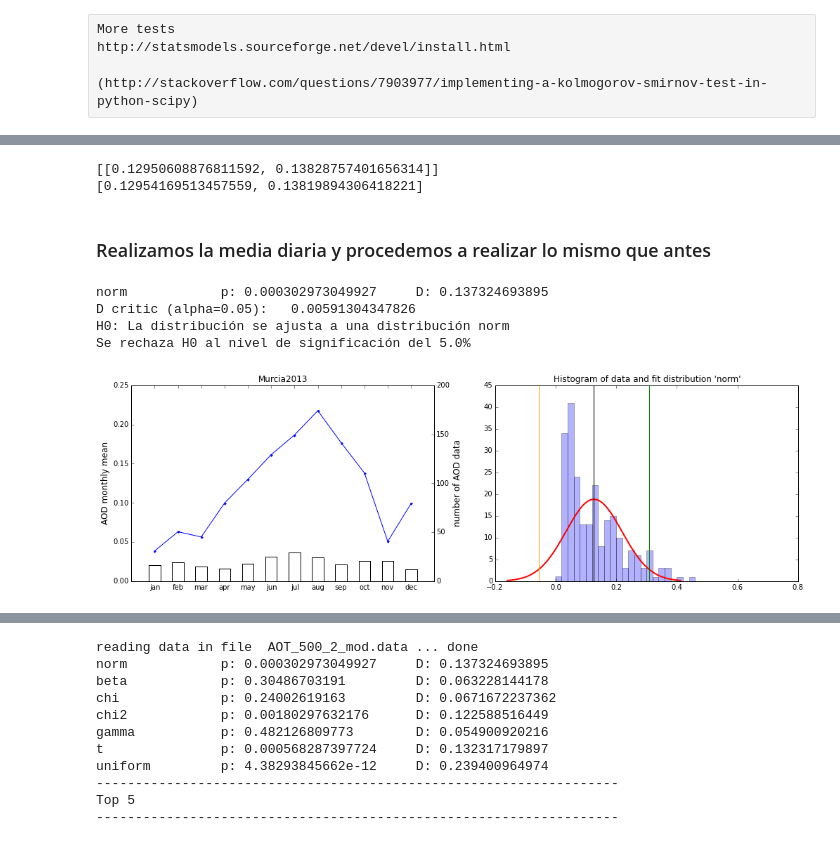
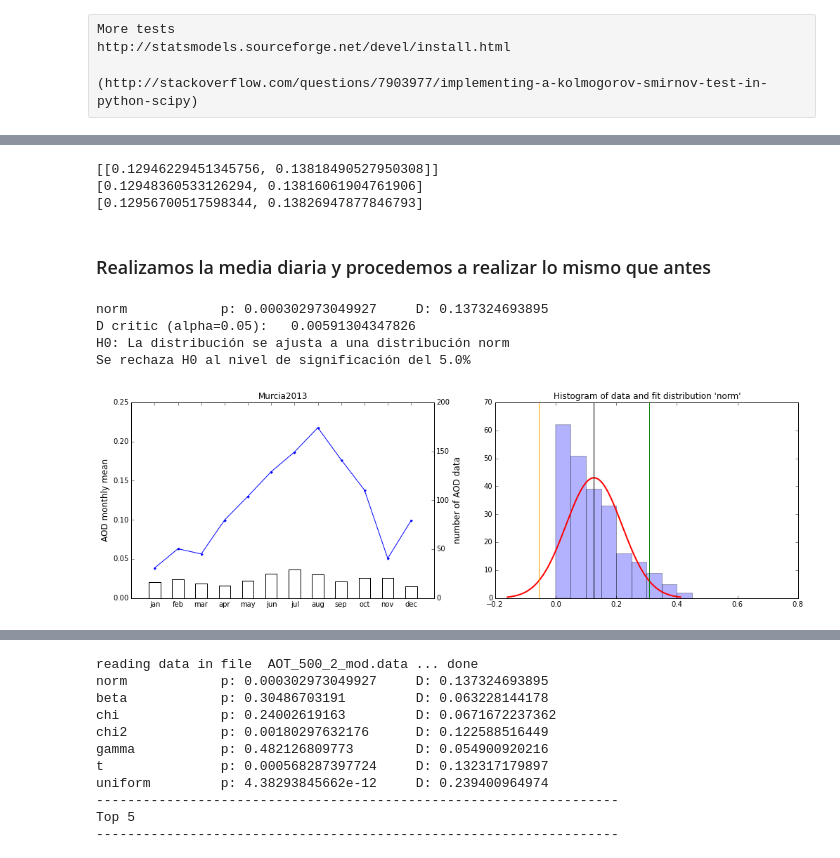
Before and after one commit to Ruben-VV/practica-python, a Jupyter notebook: Nuevo/aerosoles/aerosoles_Murcia2013_nuevo_mod.ipynb, the cells around one changed output, grey strips where cells are left out. Saved outputs shown, nothing was run; the diff lists cells and outputs as text; code cells hidden in the pictures.

```diff
--- a/Nuevo/aerosoles/aerosoles_Murcia2013_nuevo_mod.ipynb
+++ b/Nuevo/aerosoles/aerosoles_Murcia2013_nuevo_mod.ipynb
@@ -338,12 +376,16 @@ print df
 [figure]
 # %%
+x = df_out_Murcia['AOT_500'].values
 stat_mean, ci_mean = bootstrap(x,"mean")
 stat_mean2, ci_mean2 = bootstrap2(x, statistic=np.mean)
+stat_mean3, ci_mean3 = bm.bootstrap2(x, statistic=np.mean)
 print ci_mean
 print ci_mean2
+print ci_mean3
 # %% [output]
-[[0.12950608876811592, 0.13828757401656314]]
-[0.12954169513457559, 0.13819894306418221]
+[[0.12946229451345756, 0.13818490527950308]]
+[0.12948360533126294, 0.13816061904761906]
+[0.12956700517598344, 0.13826947877846793]
 # %% [markdown]
 ### Realizamos la media diaria y procedemos a realizar lo mismo que antes
 # %%
@@ -367,35 +409,35 @@ ax.plot(df_Murcia_2.index.values, df_Murcia_2['AODmean_Murcia'], marker='.')
 ax2 = df_Murcia_2['number of AOD data'].plot(kind = 'bar', secondary_y=True, color ='white',
                                            align='center')
 
 ax.set_ylabel("AOD monthly mean", fontsize=12)
 ax2.set_ylabel("number of AOD data", fontsize=12)
 
 #ax.set_ylim(-150,200)
 width = 0.3
 ind = np.arange(len(dataAODmen_Murcia))
 #rects1 = ax2.bar(ind, dataAODmen_Murcia, width, color='white', align='center')
 xTickMarks = ['jan', 'feb', 'mar', 'apr', 'may', 'jun', 'jul', 'aug', 'sep',
                'oct', 'nov', 'dec']
 ax.set_xticks(ind)
 ax.set_ylim(0,0.25)
 ax2.set_ylim(0,200)
 xtickNames = ax.set_xticklabels(xTickMarks)
 ax.set_xlim(-1,12)
 ax2.set_xlim(-1,12)
 
 #bar_label(rects1, dataAODmen_Murcia)
 ax.set_title('Murcia2013')
 
 
 # Histogram and K-S Test
 ax = plt.subplot(122)
-PlotHist(df_out_Murcia_2['AOT_500'], bin=np.arange(0,0.75,0.02), cdf="norm")
+PlotHist(df_out_Murcia_2['AOT_500'], bin=np.arange(0,0.75,0.05), cdf="norm")
 # %% [output]
 norm            p: 0.000302973049927     D: 0.137324693895
 D critic (alpha=0.05):   0.00591304347826
 H0: La distribución se ajusta a una distribución norm
 Se rechaza H0 al nivel de significación del 5.0%
-[figure, old version]
+[figure, new version]
 # %%
 x = df_out_Murcia_2['AOT_500'].values
 
```
Also changed, not shown: parts of 10 cells of this notebook, 3 other files.
